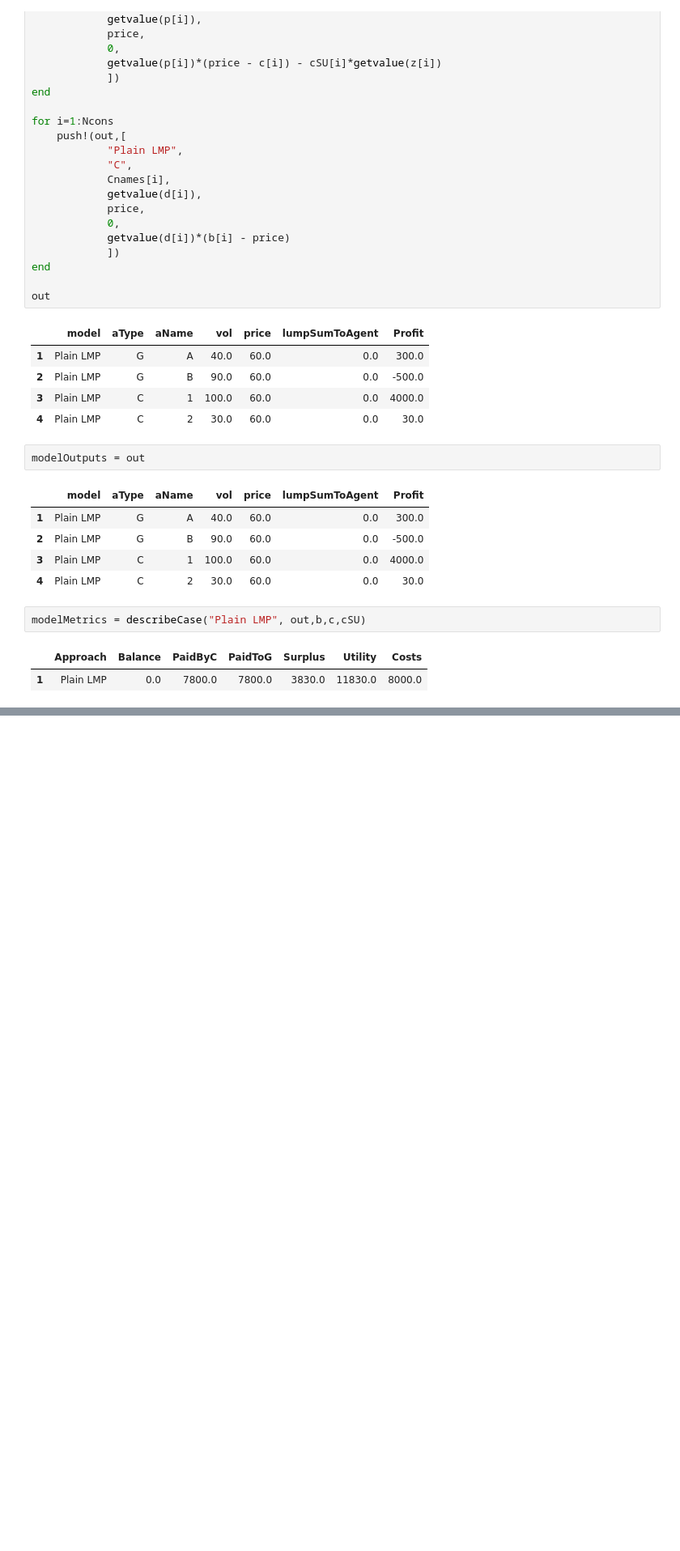
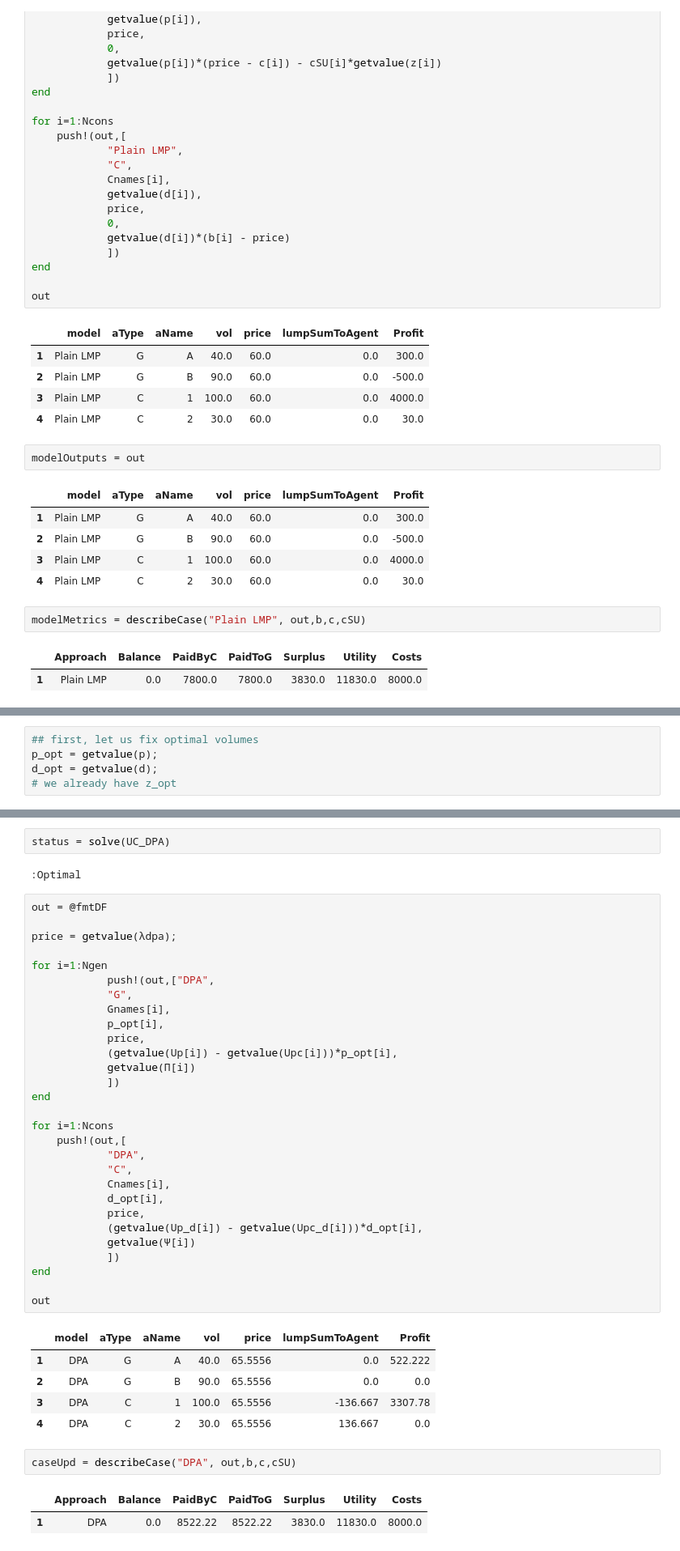
Before and after one commit to alex-bochkarev/LMP-approaches, a Jupyter notebook: src/LMP_comp.ipynb, the cells around one changed output, grey strips where cells are left out. Shown at 81% size. Cells and saved outputs as stored; diff of their text form; blank space fills up the shorter version.

```diff
--- a/src/LMP_comp.ipynb
+++ b/src/LMP_comp.ipynb
@@ -442,0 +580,5 @@ modelMetrics = describeCase("Plain LMP", out,b,c,cSU)
+# %%
+## first, let us fix optimal volumes
+p_opt = getvalue(p);
+d_opt = getvalue(d);
+# we already have z_opt
@@ -442,0 +634,44 @@ modelMetrics = describeCase("Plain LMP", out,b,c,cSU)
+# %%
+status = solve(UC_DPA)
+# %% [output]
+:Optimal
+# %%
+out = @fmtDF
+
+price = getvalue(λdpa);
+
+for i=1:Ngen
+            push!(out,["DPA",
+            "G",
+            Gnames[i],
+            p_opt[i],
+            price,
+            (getvalue(Up[i]) - getvalue(Upc[i]))*p_opt[i],
+            getvalue(Π[i])
+            ])
+end
+
+for i=1:Ncons
+    push!(out,[
+            "DPA",
+            "C",
+            Cnames[i],
+            d_opt[i],
+            price,
+            (getvalue(Up_d[i]) - getvalue(Upc_d[i]))*d_opt[i],
+            getvalue(Ψ[i])
+            ])
+end
+
+out
+# %% [output]
+|  | model | aType | aName | vol | price | lumpSumToAgent | Profit |
+| 1 | DPA | G | A | 40.0 | 65.5556 | 0.0 | 522.222 |
+| 2 | DPA | G | B | 90.0 | 65.5556 | 0.0 | 0.0 |
+| 3 | DPA | C | 1 | 100.0 | 65.5556 | -136.667 | 3307.78 |
+| 4 | DPA | C | 2 | 30.0 | 65.5556 | 136.667 | 0.0 |
+# %%
+caseUpd = describeCase("DPA", out,b,c,cSU)
+# %% [output]
+|  | Approach | Balance | PaidByC | PaidToG | Surplus | Utility | Costs |
+| 1 | DPA | 0.0 | 8522.22 | 8522.22 | 3830.0 | 11830.0 | 8000.0 |
```
Also changed, not shown: parts of 19 cells of this notebook.
